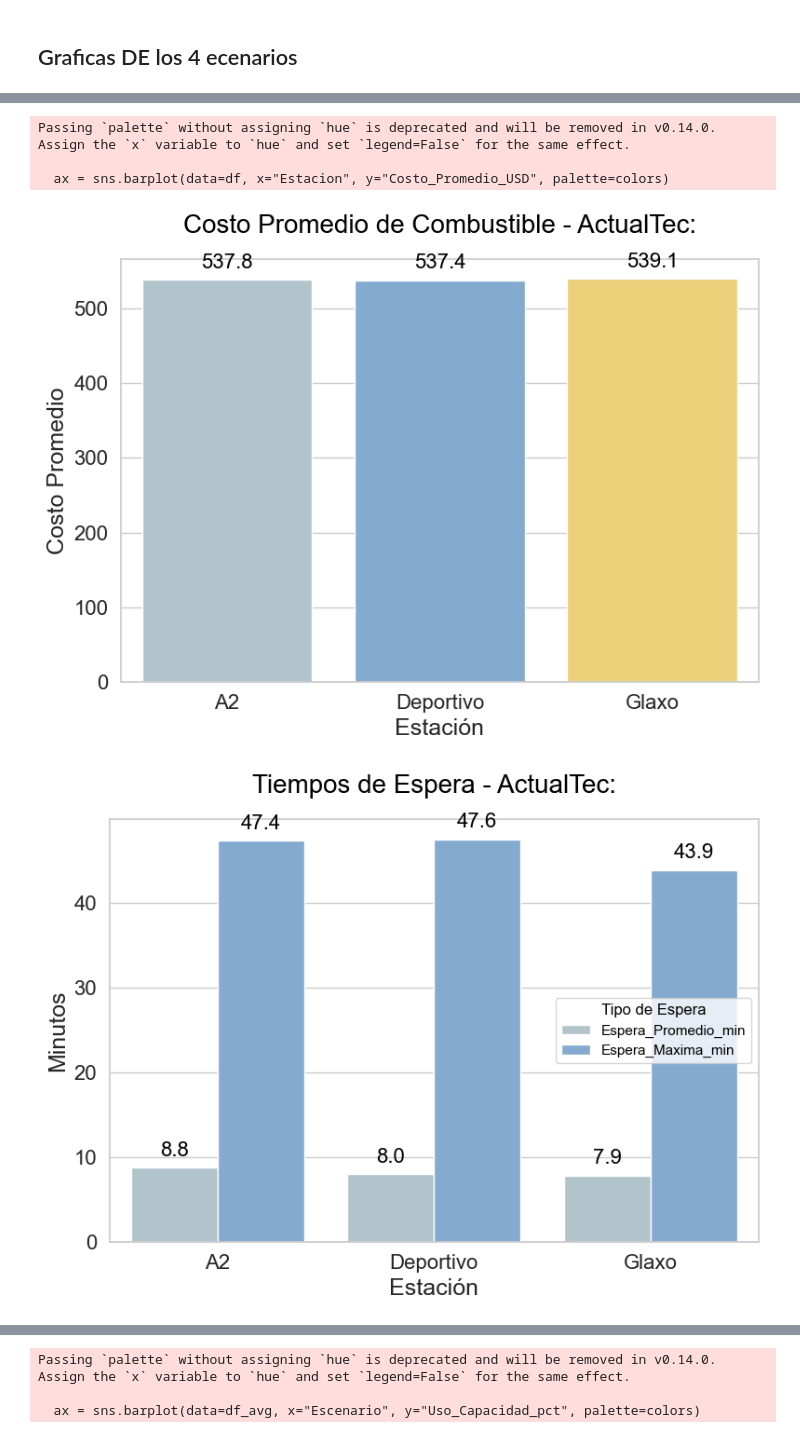
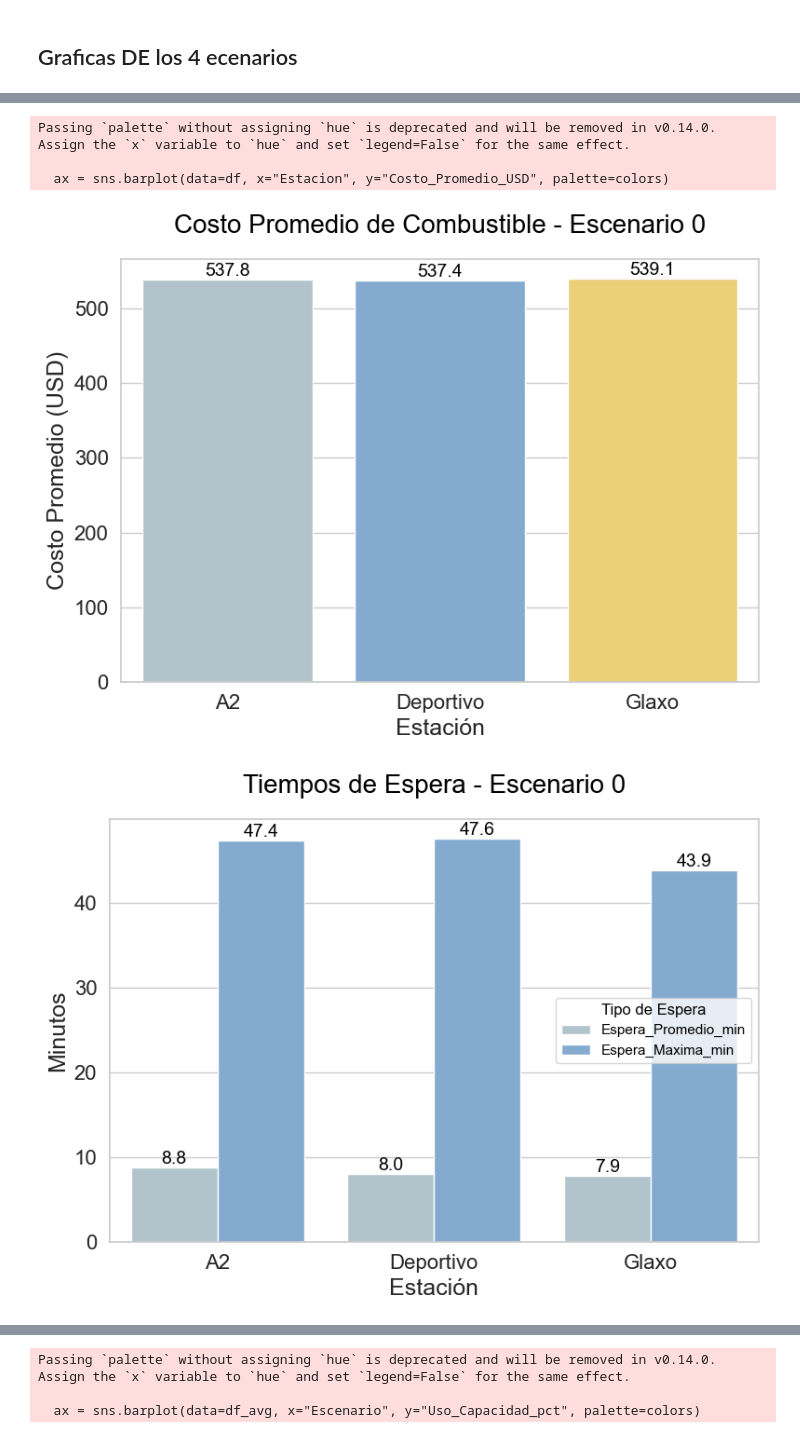
Before and after one commit to paudiaz-a/Simulacion_proyecto, a Jupyter notebook: graficas 3.ipynb, the cells around one changed output, grey strips where cells are left out. Drawn from its saved outputs; the diff is of its cells as text; code cells hidden in the pictures.

```diff
--- a/graficas 3.ipynb
+++ b/graficas 3.ipynb
@@ -493,15 +61,12 @@ for nombre, ruta in files.items():
 # %%
-import pandas as pd
-import matplotlib.pyplot as plt
-import seaborn as sns
 
-# Rutas de los archivos por escenario
+
+
 archivos = {
-    "ActualTec:": "Esc_Actual_Tec.xlsx",
+    "Escenario 0": "Esc_Actual_Tec.xlsx",
     "Escenario 1": "Esc1.xlsx",
     "Escenario 2": "Esc2.xlsx",
     "Escenario 3": "Esc5.xlsx",
-
 }
 
 # Estilo general
@@ -514,60 +79,61 @@ plt.rcParams.update({
     "text.color": "black"
 })
 
-# Paleta de colores pastel
+
 colors = ["#AEC6CF", "#77AADD", "#FFD966"]
 
-# Cargar y procesar datos
+
 data_escenarios = {}
 for nombre, ruta in archivos.items():
     df = pd.read_excel(ruta, sheet_name="RESUMEN")
     df["Escenario"] = nombre
+    df["Costo_Promedio_USD"] = df["Costo_Promedio_USD"] / 3
     data_escenarios[nombre] = df
-    df["Costo_Promedio_USD"] = df["Costo_Promedio_USD"] / 3
 
-# Generar 3 gráficos por escenario
 for nombre, df in data_escenarios.items():
-    # 1. Costo Promedio
+
+
     plt.figure(figsize=(8, 6))
     ax = sns.barplot(data=df, x="Estacion", y="Costo_Promedio_USD", palette=colors)
     for container in ax.containers:
-        ax.bar_label(container, fmt='%.1f', label_type='edge', fontsize=16, color='black', padding=6)
+        ax.bar_label(container, fmt='%.1f', fontsize=14, color='black')
     plt.title(f"Costo Promedio de Combustible - {nombre}", pad=20)
-    plt.ylabel("Costo Promedio")
+    plt.ylabel("Costo Promedio (USD)")
     plt.xlabel("Estación")
     plt.tight_layout()
     plt.show()
 
-    # 2. Tiempos de Espera
-    df_melt = df.melt(id_vars="Estacion", value_vars=["Espera_Promedio_min", "Espera_Maxima_min"],
+
+    df_melt = df.melt(id_vars="Estacion",
+                      value_vars=["Espera_Promedio_min", "Espera_Maxima_min"],
                       var_name="Tipo", value_name="Minutos")
     plt.figure(figsize=(8, 6))
     ax = sns.barplot(data=df_melt, x="Estacion", y="Minutos", hue="Tipo", palette=colors)
     for container in ax.containers:
-        ax.bar_label(container, fmt='%.1f', label_type='edge', fontsize=16, color='black', padding=6)
+        ax.bar_label(container, fmt='%.1f', fontsize=14, color='black')
     plt.title(f"Tiempos de Espera - {nombre}", pad=20)
     plt.ylabel("Minutos")
     plt.xlabel("Estación")
     plt.legend(title="Tipo de Espera")
     plt.tight_layout()
     plt.show()
 
-    # 3. Uso de Capacidad
+
     plt.figure(figsize=(8, 6))
     ax = sns.barplot(data=df, x="Estacion", y="Uso_Capacidad_pct", palette=colors)
     for container in ax.containers:
-        ax.bar_label(container, fmt='%.1f%%', label_type='edge', fontsize=16, color='black', padding=6)
+        ax.bar_label(container, fmt='%.1f%%', fontsize=14, color='black')
     plt.title(f"Uso Promedio de Capacidad - {nombre}", pad=20)
     plt.ylabel("Uso de Capacidad (%)")
     plt.xlabel("Estación")
     plt.tight_layout()
     plt.show()
 # %% [output]
 Passing `palette` without assigning `hue` is deprecated and will be removed in v0.14.0. Assign the `x` variable to `hue` and set `legend=False` for the same effect.
 
   ax = sns.barplot(data=df, x="Estacion", y="Costo_Promedio_USD", palette=colors)
-[figure, old version]
+[figure, new version]
-[figure, old version]
+[figure, new version]
 Passing `palette` without assigning `hue` is deprecated and will be removed in v0.14.0. Assign the `x` variable to `hue` and set `legend=False` for the same effect.
 
   ax = sns.barplot(data=df, x="Estacion", y="Uso_Capacidad_pct", palette=colors)
```
Also changed, not shown: parts of 12 cells of this notebook, 6 other files.
